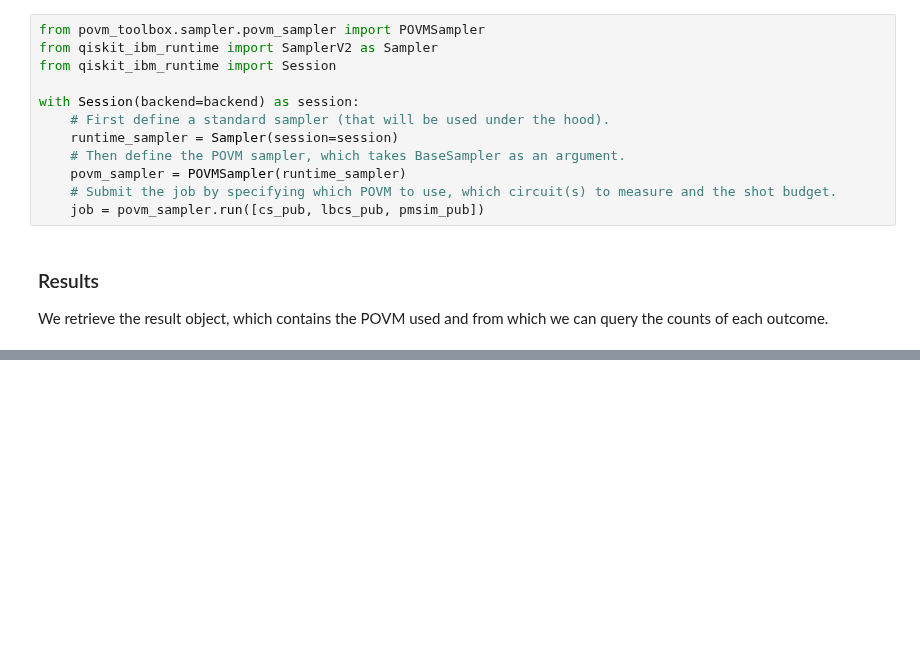
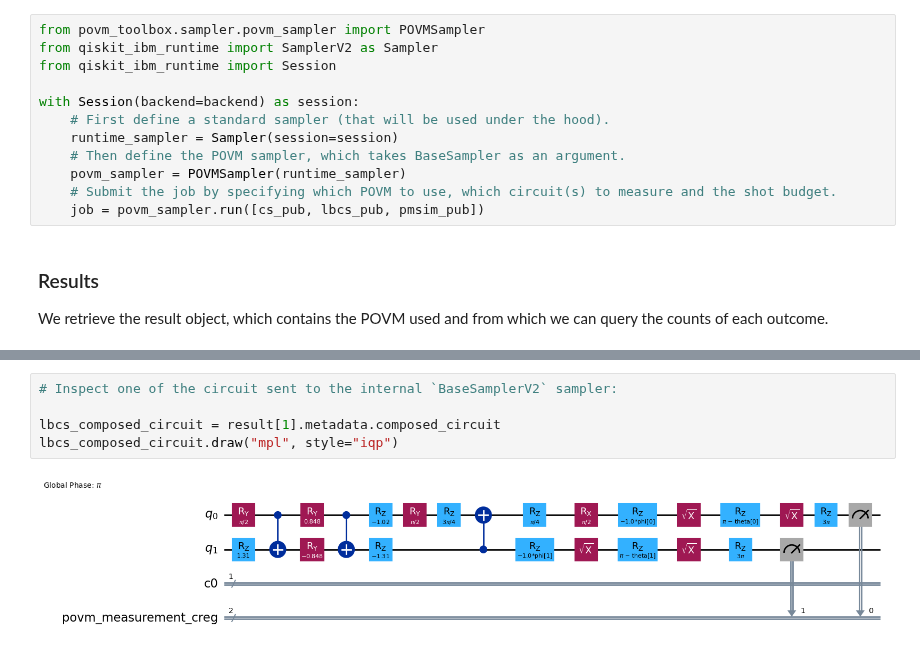
Before and after one commit to qiskit-community/povm-toolbox, a Jupyter notebook: docs/tutorials/randomized_measurements.ipynb, the cells around one changed output, grey strips where cells are left out. Cells and saved outputs as stored; diff of their text form; blank space fills up the shorter version.

```diff
--- a/docs/tutorials/randomized_measurements.ipynb
+++ b/docs/tutorials/randomized_measurements.ipynb
@@ -161,2 +166,9 @@ Number of shots : 4096
 
 --------------------------------------------------------------------------------------
+# %%
+# Inspect one of the circuit sent to the internal `BaseSamplerV2` sampler:
+
+lbcs_composed_circuit = result[1].metadata.composed_circuit
+lbcs_composed_circuit.draw("mpl", style="iqp")
+# %% [output]
+[figure, added]
```
Also changed, not shown: parts of 3 cells of this notebook, 1 other file.
